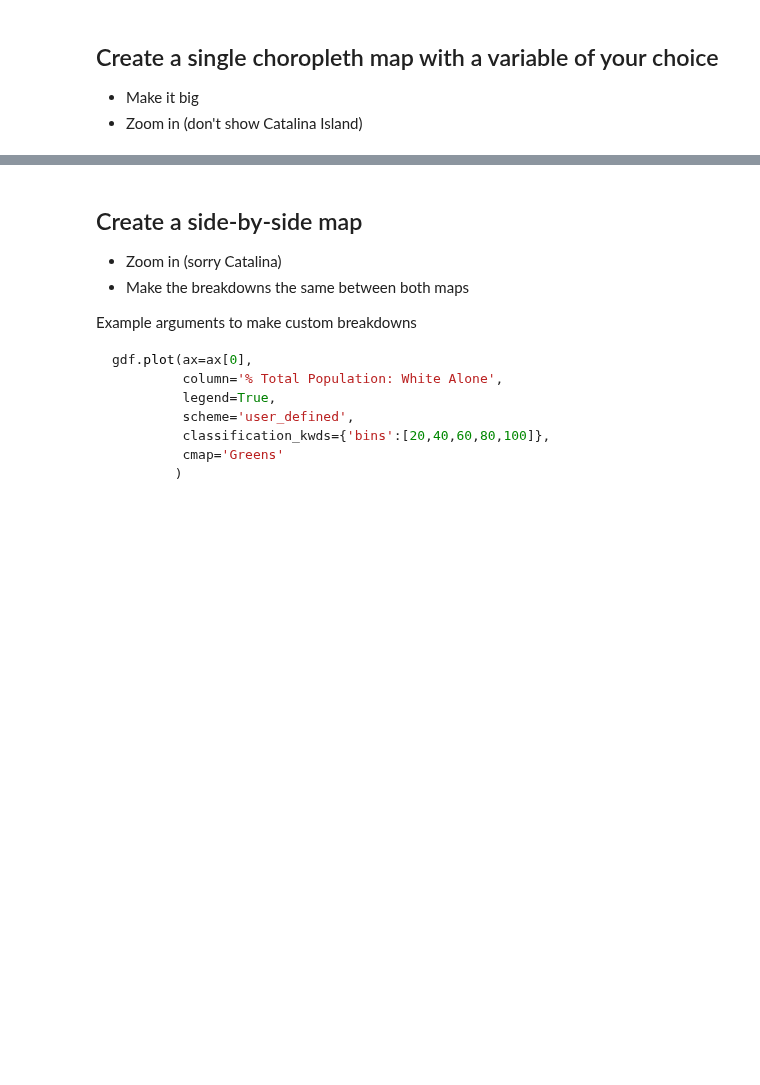
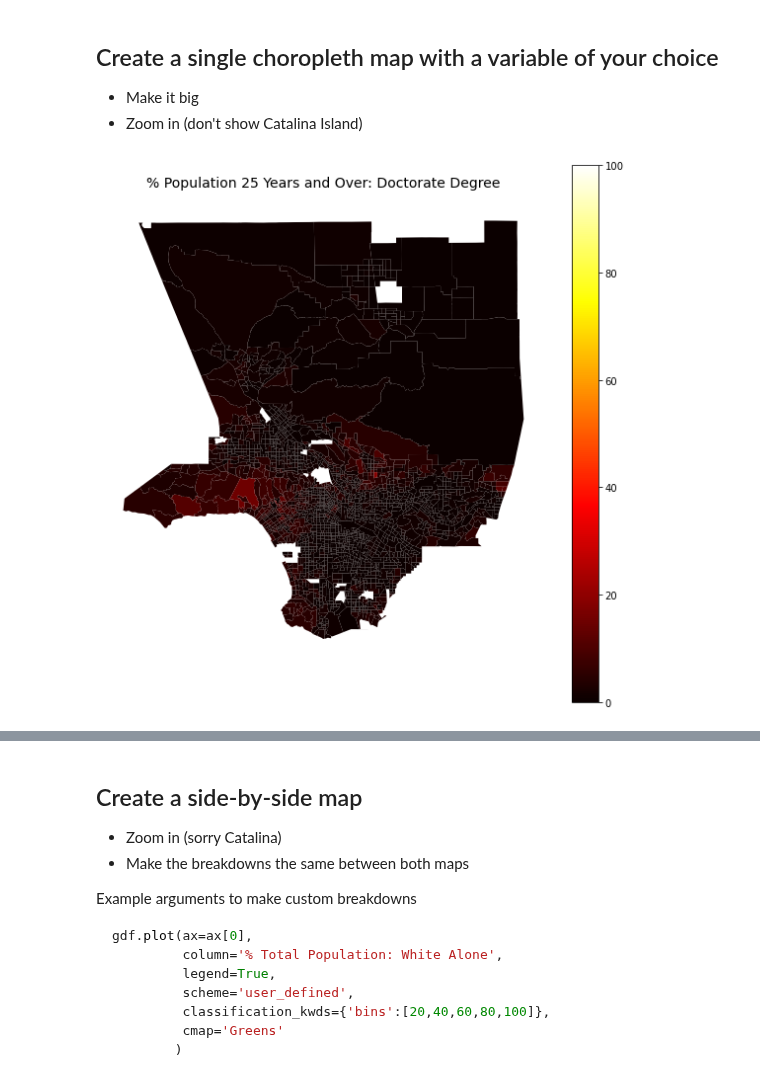
Before and after one commit to yohman/22W-UP206A, a Jupyter notebook: Weeks/Week08/Hackathon cheat sheet.ipynb, the cells around one changed output, grey strips where cells are left out. Drawn from its saved outputs; the diff is of its cells as text; code cells hidden in the pictures; blank space fills up the shorter version.

```diff
--- a/Weeks/Week08/Hackathon cheat sheet.ipynb
+++ b/Weeks/Week08/Hackathon cheat sheet.ipynb
@@ -114,6 +194,10 @@ def get_map(column='% Population 25 Years and Over: Doctorate Degree'):
     ax.set_ylim(33.6,34.9)
     ax.set_title(column, fontsize=14)
     ax.axis('off');
+# %%
+get_map()
+# %% [output]
+[figure, added]
 # %%
 for indicator in indicators:
     get_map(indicator)
```
Also changed, not shown: parts of 17 cells of this notebook, 19 other files.
